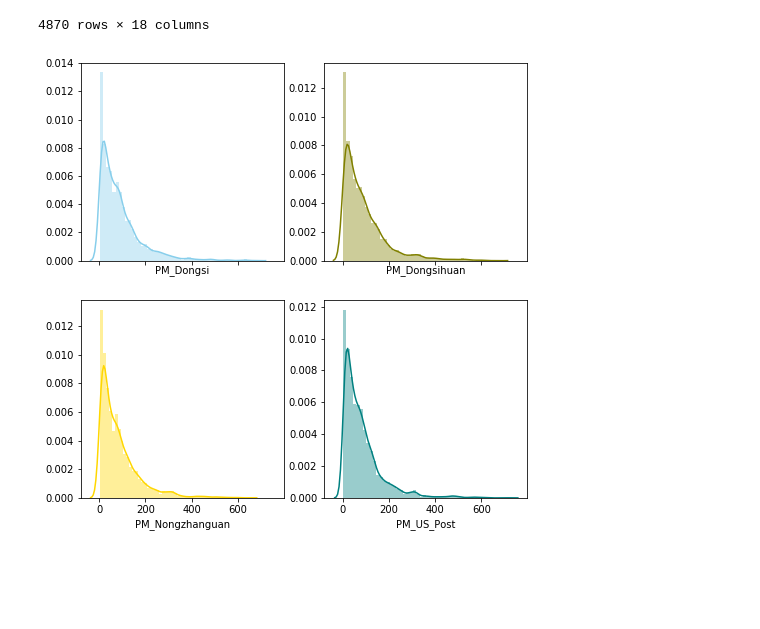
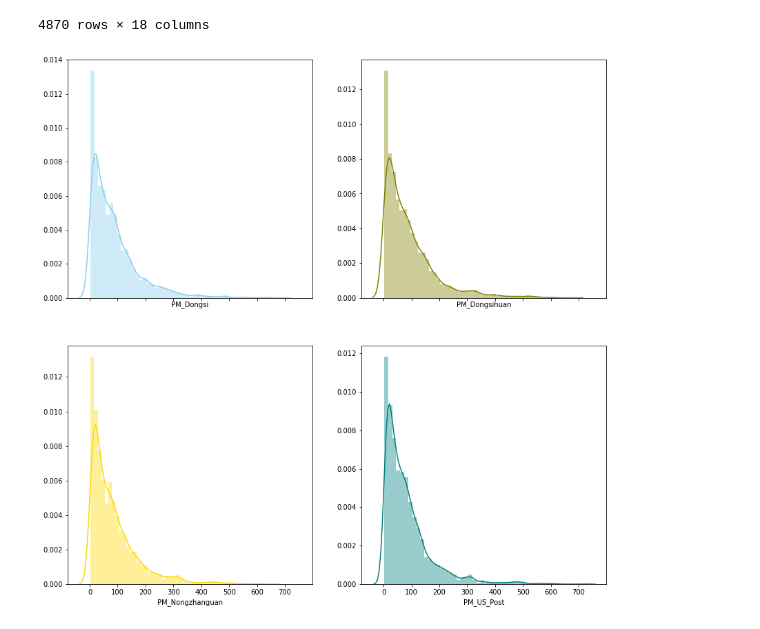
Before and after one commit to AngelineJCQ/Advanced_R_Graphics, a Jupyter notebook: bj.ipynb, the cells around one changed output. Drawn from its saved outputs; the diff is of its cells as text; code cells hidden in the pictures; blank space fills up the shorter version.

```diff
--- a/bj.ipynb
+++ b/bj.ipynb
@@ -22,10 +22,10 @@ data
 | 4869 | 52583 | 2015 | 12 | 31 | 22 | 4 | 204 | 242 | 221 | ... |
 4870 rows × 18 columns
 # %%
-f, axes = plt.subplots(2, 2, figsize=(8, 8), sharex=True)
+f, axes = plt.subplots(2, 2, figsize=(14, 14), sharex=True)
 sns.distplot(data["PM_Dongsi"] , color="skyblue", ax=axes[0, 0]);
 sns.distplot(data["PM_Dongsihuan"] , color="olive", ax=axes[0, 1]);
 sns.distplot(data["PM_Nongzhanguan"] , color="gold", ax=axes[1, 0]);
 sns.distplot(data["PM_US_Post"] , color="teal", ax=axes[1, 1]);
 # %% [output]
-[figure, old version]
+[figure, new version]
```
